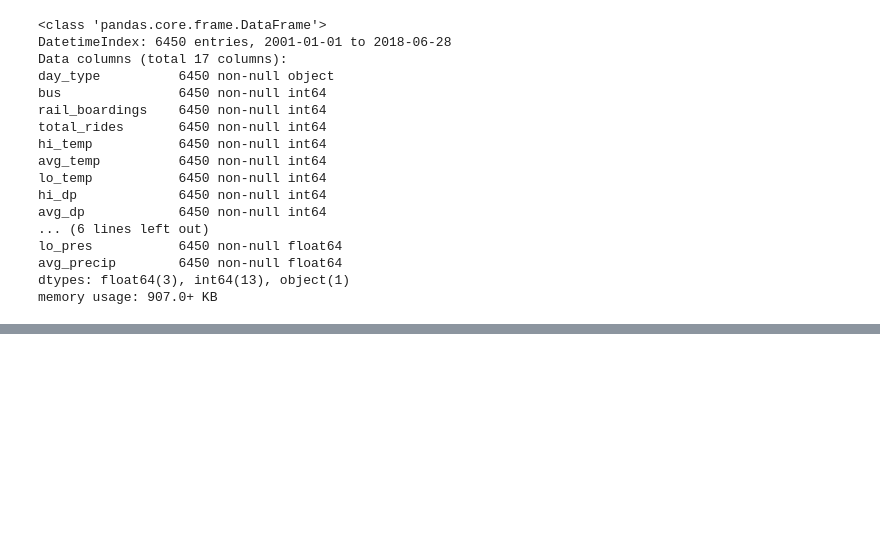
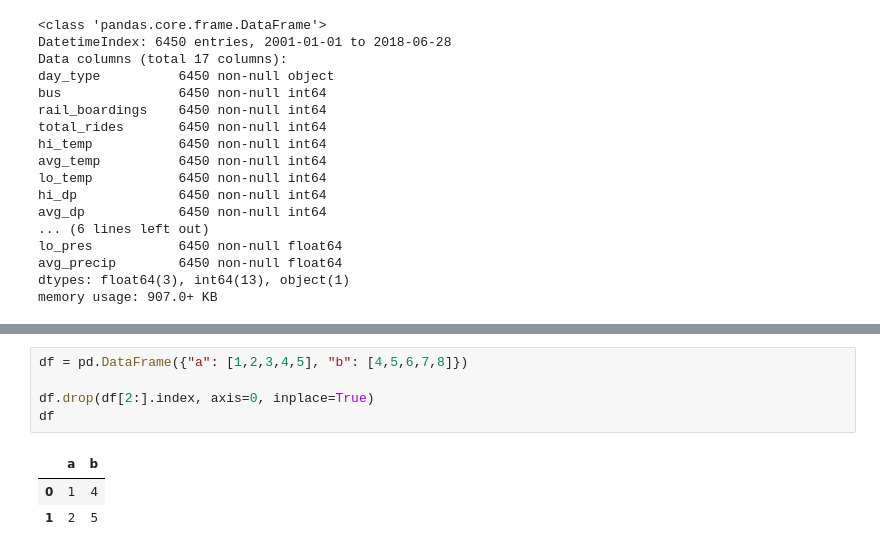
Before and after one commit to graxel/rainy_day, a Jupyter notebook: Untitled2.ipynb, the cells around one changed output, grey strips where cells are left out. Saved outputs shown, nothing was run; the diff lists cells and outputs as text; blank space fills up the shorter version.

```diff
--- a/Untitled2.ipynb
+++ b/Untitled2.ipynb
@@ -363,0 +340,9 @@ chi_data
+# %%
+df = pd.DataFrame({"a": [1,2,3,4,5], "b": [4,5,6,7,8]})
+
+df.drop(df[2:].index, axis=0, inplace=True)
+df
+# %% [output]
+|  | a | b |
+| 0 | 1 | 4 |
+| 1 | 2 | 5 |
```
Also changed, not shown: parts of 5 cells of this notebook, 2 other files.
